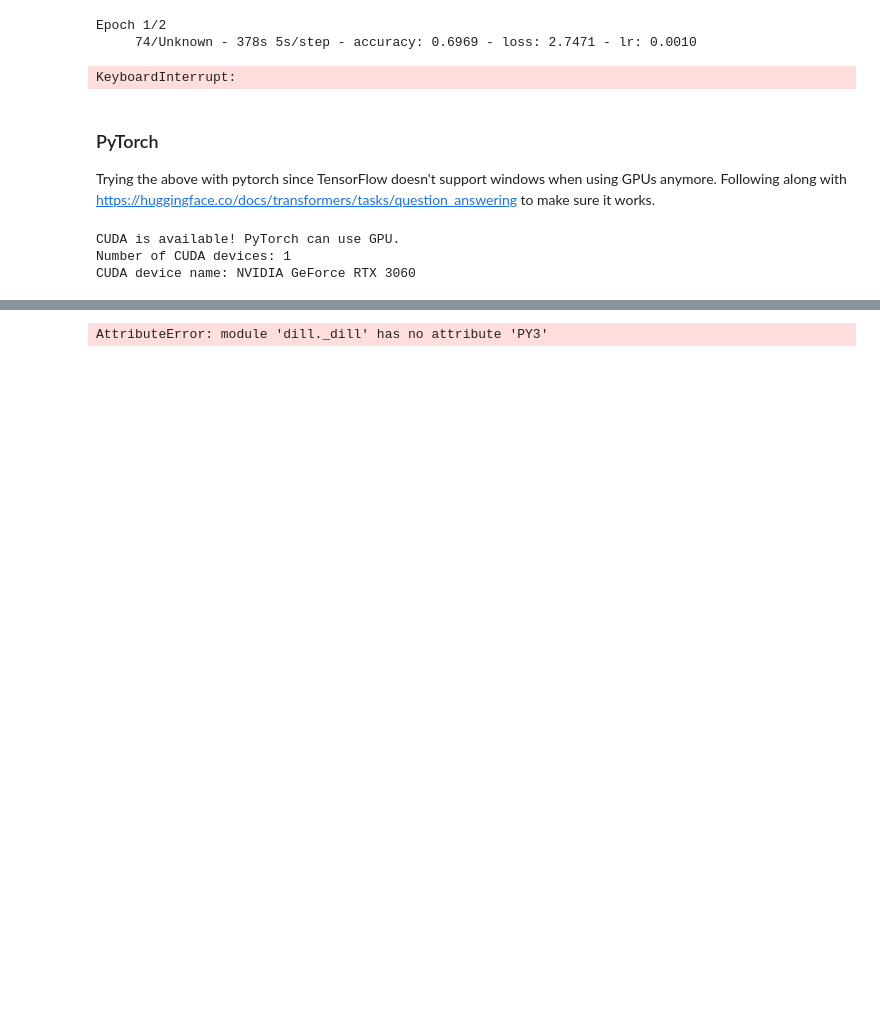
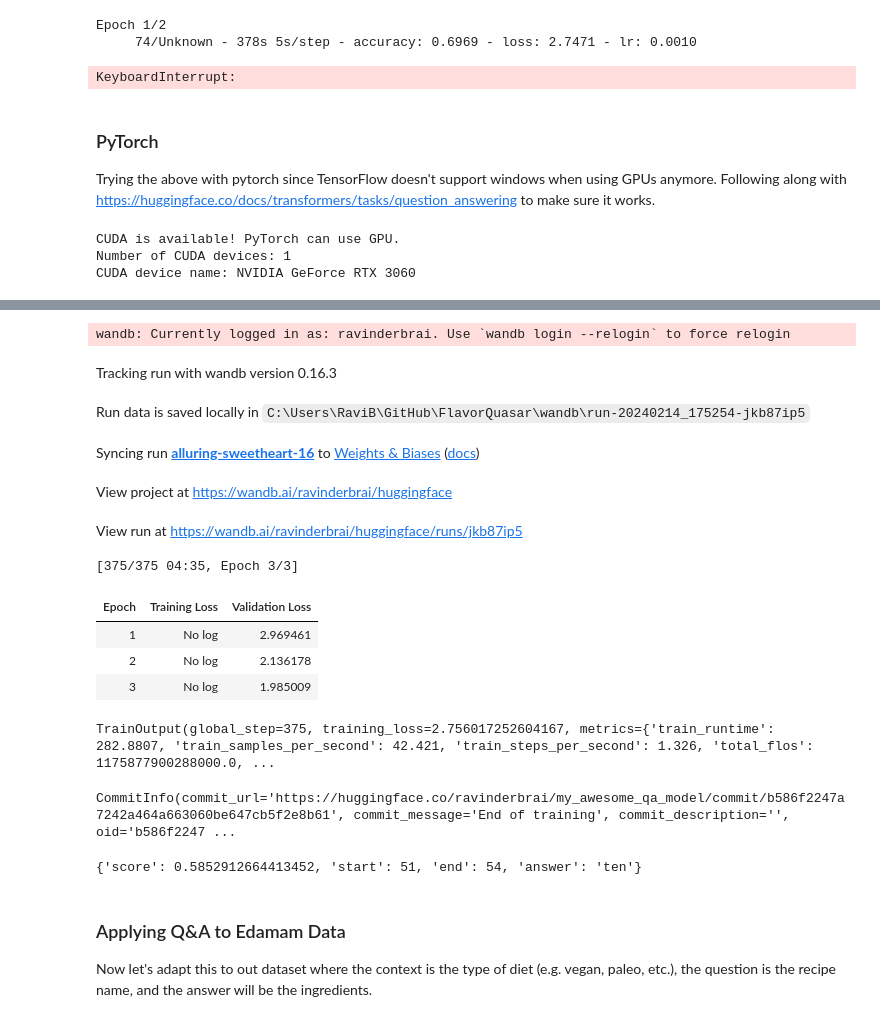
Before and after one commit to RavinderRai/iifymate, a Jupyter notebook: Modeling.ipynb, the cells around one changed output, grey strips where cells are left out. Cells and saved outputs as stored; diff of their text form; code cells hidden in the pictures; blank space fills up the shorter version.

Commit message:
started workign on a seqtoseq model

```diff
--- a/Modeling.ipynb
+++ b/Modeling.ipynb
@@ -735,5 +738,5 @@ PermissionError: [WinError 32] The process cannot access the file because it is
 # %%
-tokenizer = AutoTokenizer.from_pretrained("t5-base", model_max_length=1024)
+tokenizer = AutoTokenizer.from_pretrained("distilbert-base-uncased")
 # %%
 def preprocess_function(examples):
     questions = [q.strip() for q in examples["question"]]
@@ -786,4 +789,4 @@ def preprocess_function(examples):
     inputs["end_positions"] = end_positions
     return inputs
 # %%
-tokenized_train = train_dataset.map(preprocess_function, batched=True)
+tokenized_squad = squad.map(preprocess_function, batched=True, remove_columns=squad["train"].column_names)
@@ -792,2 +792,0 @@ AttributeError: module 'dill._dill' has no attribute 'PY3'
-# %%
-tokenizer = AutoTokenizer.from_pretrained("t5-base", model_max_length=1024)
@@ -810 +793,5 @@ def preprocess_data(example):
+# %%
+from transformers import DefaultDataCollator
+
+data_collator = DefaultDataCollator()
 # %%
@@ -858,5 +804,39 @@ Total Validation Steps:  2643
-# %%
-train_ds=  train_dataset.map(encode)
-valid_ds=  valid_dataset.map(encode)
-# %% [output]
-AttributeError: module 'dill._dill' has no attribute 'PY3'
+# %%
+training_args = TrainingArguments(
+    output_dir="my_awesome_qa_model",
+    evaluation_strategy="epoch",
+    learning_rate=2e-5,
+    per_device_train_batch_size=32,
+    per_device_eval_batch_size=32,
+    num_train_epochs=3,
+    weight_decay=0.01,
+    push_to_hub=True
+)
+
+trainer = Trainer(
+    model=model,
+    args=training_args,
+    train_dataset=tokenized_squad["train"],
+    eval_dataset=tokenized_squad["test"],
+    tokenizer=tokenizer,
+    data_collator=data_collator,
+)
+
+trainer.train()
+# %% [output]
+wandb: Currently logged in as: ravinderbrai. Use `wandb login --relogin` to force relogin
+Tracking run with wandb version 0.16.3
+Run data is saved locally in C:\Users\RaviB\GitHub\FlavorQuasar\wandb\run-20240214_175254-jkb87ip5
+Syncing run alluring-sweetheart-16 to Weights & Biases (docs)
+View project at https://wandb.ai/ravinderbrai/huggingface
+View run at https://wandb.ai/ravinderbrai/huggingface/runs/jkb87ip5
+[375/375 04:35, Epoch 3/3]
+| Epoch | Training Loss | Validation Loss |
+| 1 | No log | 2.969461 |
+| 2 | No log | 2.136178 |
+| 3 | No log | 1.985009 |
+TrainOutput(global_step=375, training_loss=2.756017252604167, metrics={'train_runtime': 282.8807, 'train_samples_per_second': 42.421, 'train_steps_per_second': 1.326, 'total_flos': 1175877900288000.0, ...
+# %%
+trainer.push_to_hub()
+# %% [output]
+CommitInfo(commit_url='https://huggingface.co/ravinderbrai/my_awesome_qa_model/commit/b586f2247a7242a464a663060be647cb5f2e8b61', commit_message='End of training', commit_description='', oid='b586f2247 ...
@@ -862,0 +846,11 @@ AttributeError: module 'dill._dill' has no attribute 'PY3'
+# %%
+from transformers import pipeline
+
+question_answerer = pipeline("question-answering", model="my_awesome_qa_model")
+question_answerer(question=question, context=context)
+# %% [output]
+{'score': 0.5852912664413452, 'start': 51, 'end': 54, 'answer': 'ten'}
+# %% [markdown]
+### Applying Q&A to Edamam Data
+
+Now let's adapt this to out dataset where the context is the type of diet (e.g. vegan, paleo, etc.), the question is the recipe name, and the answer will be the ingredients.
```
Also changed, not shown: parts of 24 cells of this notebook, 3 other files.
